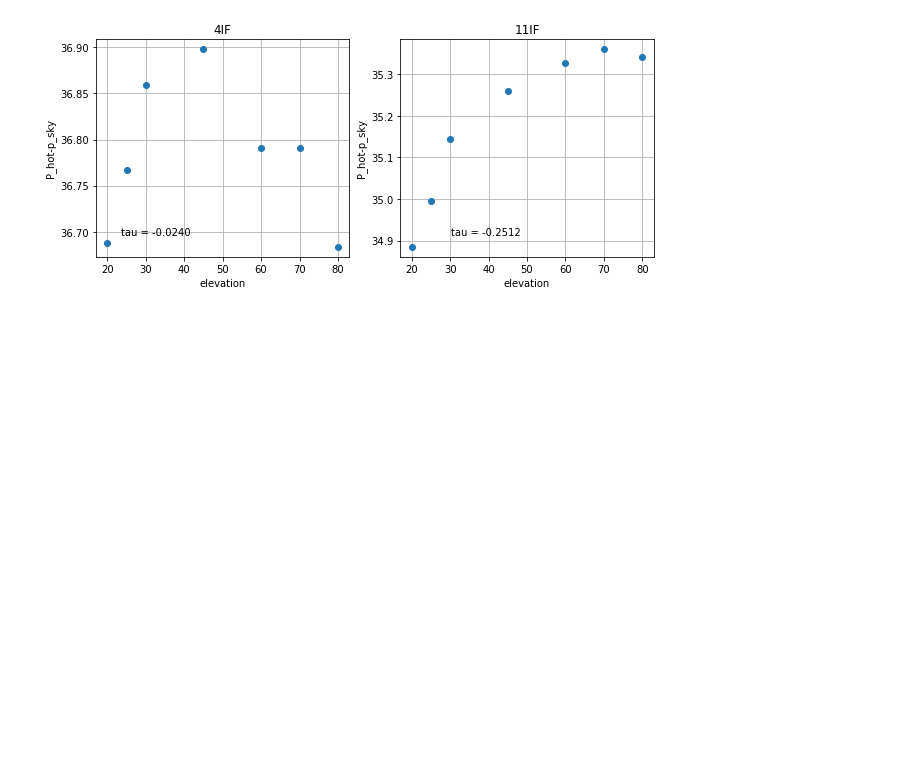
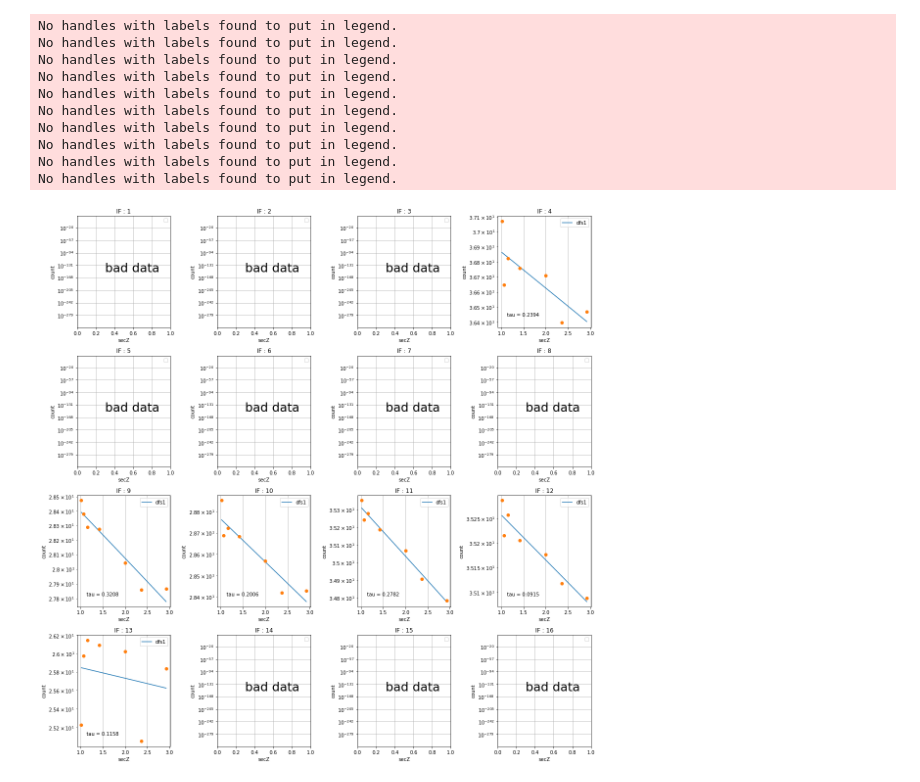
Before and after one commit to nanten2/analy_n2data, a Jupyter notebook: notebook/analy_skydip.ipynb, the cells around one changed output. Cells and saved outputs as stored; diff of their text form; code cells hidden in the pictures; blank space fills up the shorter version.

```diff
--- a/notebook/analy_skydip.ipynb
+++ b/notebook/analy_skydip.ipynb
@@ -121,0 +86,2 @@ for i in range(len(d_integ2)):
+# %%
+data_list = [data_1, data_2, data_3, data_4, data_5, data_6, data_7, data_8, data_9, data_10, data_11, data_12, data_13, data_14, data_15, data_16]
@@ -182,26 +207,49 @@ plt.show()
-# %%
-#fit_array1 = np.polyfit(secz, d_hot_sky1,1)
-#fit_array2 = np.polyfit(secz, d_hot_sky2,1)
-fig, (axL, axR) = plt.subplots(ncols = 2, figsize = (10,4))
-
-#axL.plot(secz, np.poly1d(fit_array1)(secz), label="dfs1")
-axL.plot(z, d_hot_sky1, 'o')
-axL.set_title('4IF')
-axL.set_xlabel('elevation')
-axL.set_ylabel('P_hot-p_sky')
-
-#axR.plot(secz, np.poly1d(fit_array2)(secz), label="dfs1")
-axR.plot(z, d_hot_sky2, 'o')
-axR.set_title('11IF')
-axR.set_xlabel('elevation')
-axR.set_ylabel('P_hot-p_sky')
-axR.text(0.1, 0.1, 'tau = {:.4f}'.format(fit_array1[0]), transform = axL.transA\
-xes)
-axR.text(1.4, 0.1, 'tau = {:.4f}'.format(fit_array2[0]) , transform = axL.trans\
-Axes)
-
-axL.grid()
-axR.grid()
-plt.show()
-# %% [output]
-[figure, removed]
+# %%
+fit_array_list =[]
+
+for i in d_hot_sky:
+    try:
+        fit = np.polyfit(secz, np.array(i),1)
+        fit_array_list.append(fit)
+    except:
+        fit_array_list.append(np.zeros(2))
+
+#print(np.array(fit_array_list[1][0][1]))
+
+
+fit_array_list_debug=[]
+# %%
+fig = plt.figure(figsize=(16,16))
+ax = [fig.add_subplot(4, 4, i+1) for i in range(16)]
+
+for i, _ax in enumerate(ax):
+    if (-1*fit_array_list[i][0] >= 1) or (-1*fit_array_list[i][0] <= 0):
+        _ax.text(0.3, 0.5, 'bad data', transform = _ax.transAxes, fontsize=25)
+    else:
+        try:
+            _ax.plot(secz, np.poly1d(fit_array_list[i])(secz), label="dfs1")
+            _ax.plot(secz, d_hot_sky[i], 'o')
+            _ax.text(0.1, 0.1, 'tau = {:.4f}'.format(-1*fit_array_list[i][0]), transform = _ax.transAxes)
+        except:
+            _ax.text(0.3, 0.5, 'bad data', transform = _ax.transAxes, fontsize=25)
+
+    _ax.set_xlabel('secZ')
+    _ax.set_ylabel("count")
+    _ax.set_yscale("log")
+    _ax.set_title('IF : {}'.format(i+1))
+    _ax.legend()
+    _ax.grid()
+
+plt.tight_layout()
+# %% [output]
+No handles with labels found to put in legend.
+No handles with labels found to put in legend.
+No handles with labels found to put in legend.
+No handles with labels found to put in legend.
+No handles with labels found to put in legend.
+No handles with labels found to put in legend.
+No handles with labels found to put in legend.
+No handles with labels found to put in legend.
+No handles with labels found to put in legend.
+No handles with labels found to put in legend.
+[figure, added]
```
Also changed, not shown: parts of 19 cells of this notebook.
